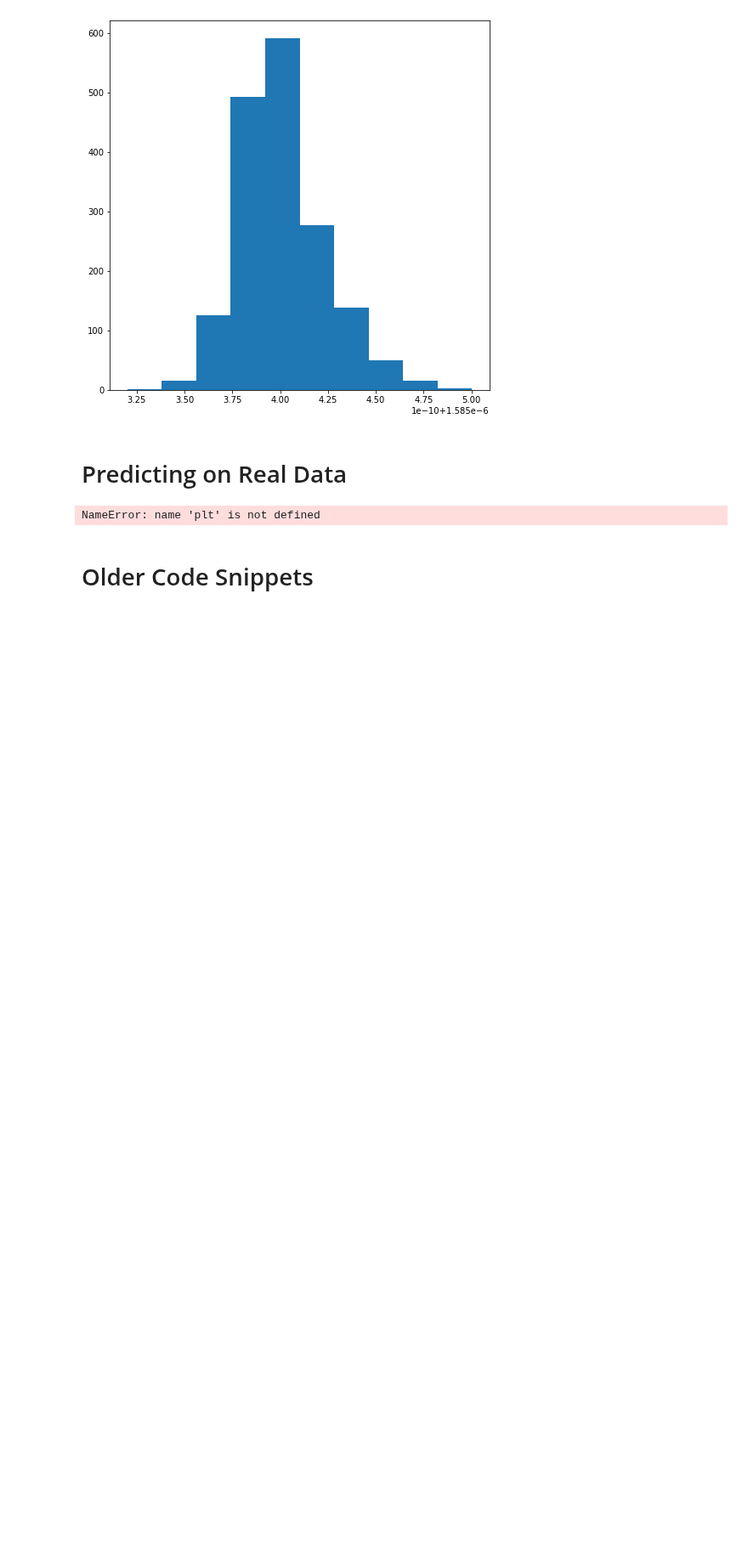
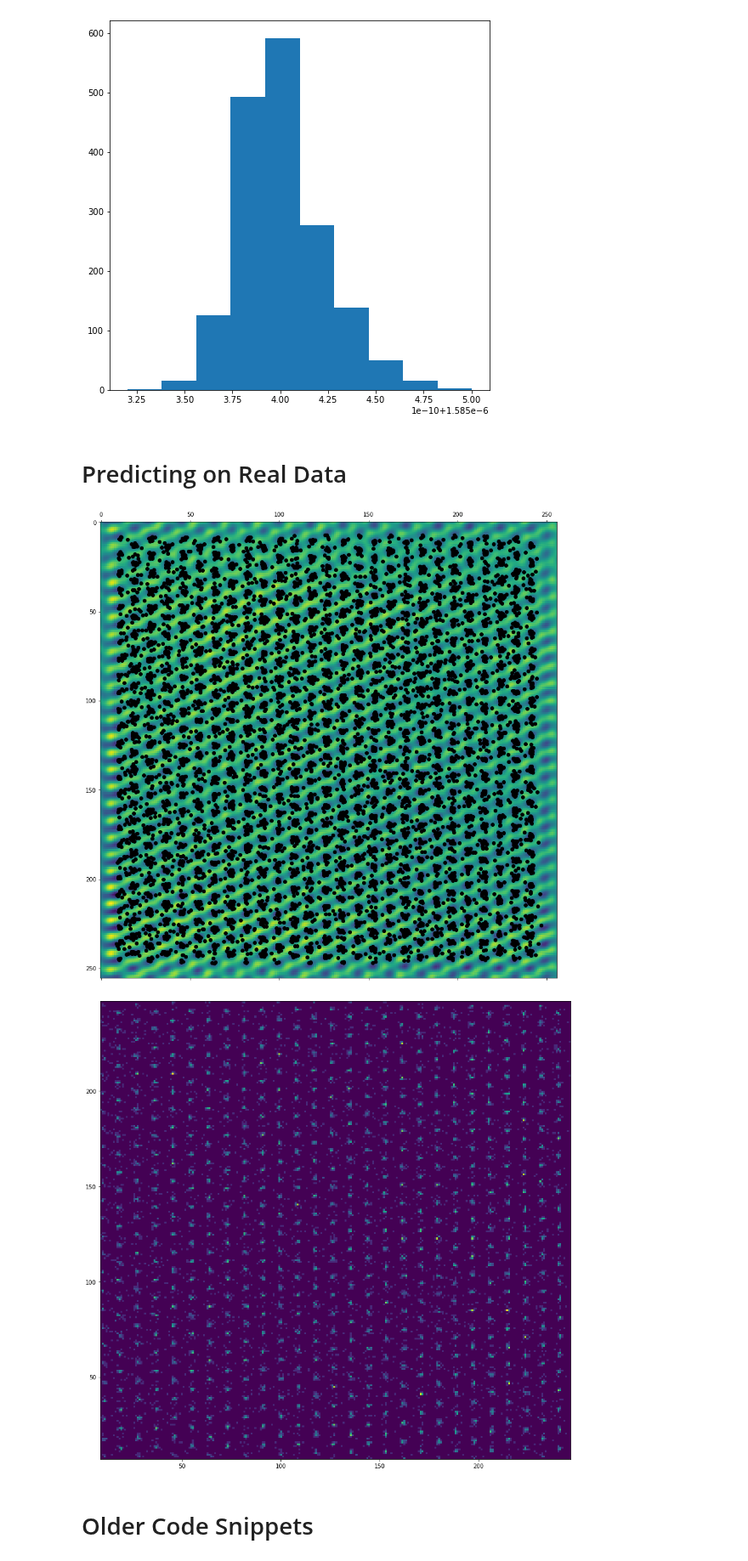
Before and after one commit to DanielMGlazer/HexogonalMLProject, a Jupyter notebook: Image predictions.ipynb, the cells around one changed output. Shown at 85% size. Saved outputs shown, nothing was run; the diff lists cells and outputs as text; code cells hidden in the pictures; blank space fills up the shorter version.

```diff
--- a/Image predictions.ipynb
+++ b/Image predictions.ipynb
@@ -737,22 +740,19 @@ def data_aug(data): #Performs data aumentation before being fed into batch
     data=np.reshape(data,(32,32,1))
     return data
 
-model_name="run7_28_minima"
+model_name="run7_30_centerpoint"
 prediction_arr_dir=os.path.join('Prediction_Plots',model_name +" STM tests arrays")
 #os.makedirs(prediction_arr_dir)
-predictions=np.empty((stm_slice_back.shape[1],stm_slice_back.shape[0],8))
+num_labels=2
+predictions=np.empty((stm_slice_back.shape[1],stm_slice_back.shape[0],num_labels))
 
 for x in notebook.tqdm(range(stm_slice_back.shape[0])):
     for y in range(stm_slice_back.shape[1]):
         prediction_image=stm_slice_back[x,y]
-        mask=detect_local_minima(prediction_image)
-        mask=np.reshape(mask,(32,32,1))
         batch_stm= data_aug(prediction_image)
-        batch_stm=np.concatenate((batch_stm,mask),axis=2)
         batch_stm=np.expand_dims(batch_stm, axis=0)
-        #batch_stm=[batch_stm,len_scale]
         prediction=model.predict(batch_stm)
         prediction=prediction[0]
         predictions[y][x]=prediction
 
-np.save(os.path.join(prediction_arr_dir,"Graphene-SiC_160_2step_20size_fftdonut35_26_1.npy"),predictions)
+np.save(os.path.join(prediction_arr_dir,"Graphene-SiC_160_1step_20size_fftdonut35_26_1.npy"),predictions)
@@ -763,12 +759,11 @@ np.save(os.path.join(prediction_arr_dir,"Graphene-SiC_160_2step_20size_fftdonut3
 # %%
 #Splits saved predictions up into points
 
-model_name="run7_28_minima"
+model_name="run7_30_centerpoint"
 prediction_arr_dir=os.path.join('Prediction_Plots',model_name +" STM tests arrays")
 predictions=np.load(os.path.join(prediction_arr_dir,"Graphene-SiC_160_2step_20size_fftdonut35_26_1.npy"))
-#predictions=predictions[:120,:120]
-#print(predictions.shape)
-size=32
+
+size=20
 step=2
 
 def plot_many_labels(center=False,red=False,green=False,blue=False):
@@ -815,6 +839,12 @@ def plot_points_arr(arr,color):
     x=np.take(arr,0,axis=1)
     y=np.take(arr,1,axis=1)
     plt.plot(x,y,'o',color=color)
+
+
+def plot_hist_arr(arr):
+    x=np.take(arr,0,axis=1)
+    y=np.take(arr,1,axis=1)
+    plt.hist2d(x,y,bins=(256,256),cmap='viridis')
 
 def get_averaged_points(NNlist,atom_list):
     averaged_points=[]
@@ -838,46 +868,43 @@ def group_data(atom_list,r):
     return average_points
 
 def get_xy(arr):
     x=np.take(arr,0,axis=1)
     y=np.take(arr,1,axis=1)
     return x,y
 
 def recursive_group(atom_list,r_values):
     atom_list=atom_list
     for i in range(len(r_values)):
         atom_list=group_data(atom_list,r_values[i])
     return atom_list
 %matplotlib inline
 fig = plt.figure(figsize = (15, 15))
 ax = plt.subplot(1,1,1)
 ax.matshow(stm_back,cmap='viridis')
-# plt.ylim(240,200)
-# plt.xlim(200,240)
 
-# plt.ylim(128,64)
-# plt.xlim(64,128)
 plot_points_arr(flat_center_atoms[::],'black')
-#plot_points_arr(flat_center_atoms[7::23],'white')
+#plot_points_arr(flat_center_atoms[::10],'black')
+
 
 # plot_step=82
 # plot_points_arr(flat_center_atoms[::plot_step],'black')
 # plot_points_arr(flat_neighbor1_atoms[::plot_step],'red')
 # plot_points_arr(flat_neighbor2_atoms[::plot_step],'green')
 # plot_points_arr(flat_neighbor3_atoms[::plot_step],'blue')
 
-# offset=6
-# plot_points_arr(flat_center_atoms[offset::plot_step],'black')
-# plot_points_arr(flat_neighbor1_atoms[offset::plot_step],'red')
-# plot_points_arr(flat_neighbor2_atoms[offset::plot_step],'green')
-# plot_points_arr(flat_neighbor3_atoms[offset::plot_step],'blue')
 
-# averaged_points_c=recursive_group(flat_neighbor1_atoms,[2,2,1,1,2,1,3,3,3])
+# averaged_points_c=recursive_group(flat_center_atoms,[6,2])
 # x_c,y_c=get_xy(averaged_points_c)
 # plt.plot(x_c,y_c,'o',color='black')
 
-#plt.savefig(os.path.join(prediction_arr_dir,"Graphene-SiC_160_2step_20size_fftdonut35_26_1_downsampled"))
+fig = plt.figure(figsize = (15, 15))
+ax = plt.subplot(1,1,1)
+plot_hist_arr(flat_center_atoms)
+
+#plt.savefig(os.path.join(prediction_arr_dir,"Graphene-SiC_160_2step_20size_fftdonut35_26_1_center_uc_downsampled"))
 # %% [output]
-NameError: name 'plt' is not defined
+[figure, added]
+[figure, added]
 # %% [markdown]
 # Older Code Snippets
 # %%
```
Also changed, not shown: parts of 9 cells of this notebook, 6 other files.
